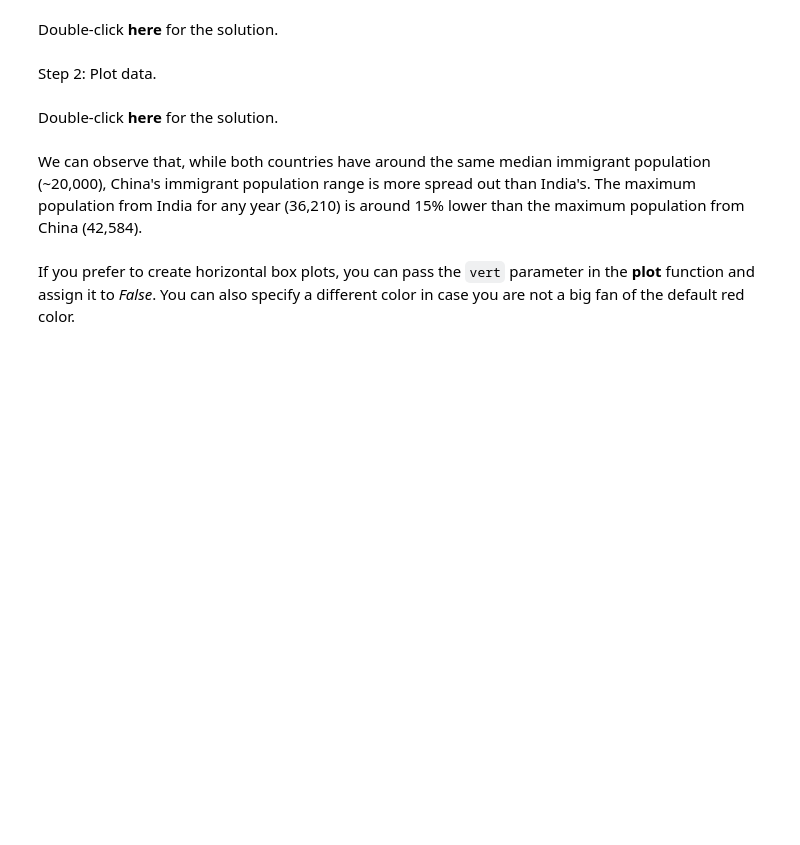
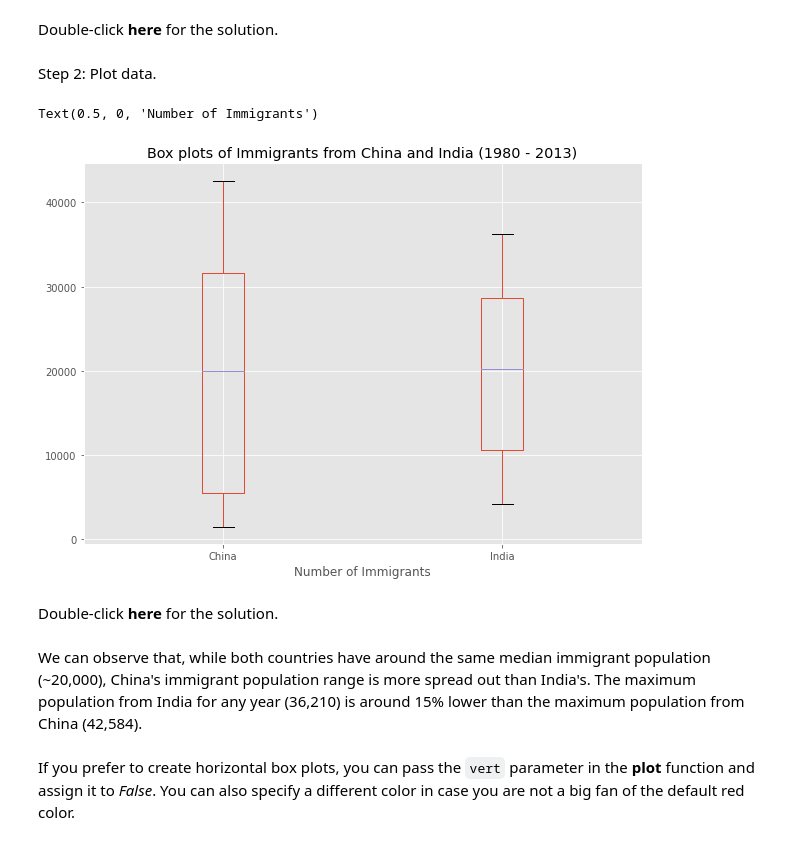
Before and after one commit to Pragyanand/Learning-ML, a Jupyter notebook: Data Visualisation/Data Visualization with Python Coursera Course/Couse Jupyter Notebook/DV0101EN-2-3-1-Pie-Charts-Box-Plots-Scatter-Plots-and-Bubble-Plots-py-v2.0.ipynb, the cells around one changed output. Drawn from its saved outputs; the diff is of its cells as text; code cells hidden in the pictures; blank space fills up the shorter version.

```diff
--- a/Data Visualisation/Data Visualization with Python Coursera Course/Couse Jupyter Notebook/DV0101EN-2-3-1-Pie-Charts-Box-Plots-Scatter-Plots-and-Bubble-Plots-py-v2.0.ipynb
+++ b/Data Visualisation/Data Visualization with Python Coursera Course/Couse Jupyter Notebook/DV0101EN-2-3-1-Pie-Charts-Box-Plots-Scatter-Plots-and-Bubble-Plots-py-v2.0.ipynb
@@ -262,3 +332,6 @@ One of the key benefits of box plots is comparing the distribution of multiple d
 Step 1: Get the dataset for China and India and call the dataframe **df_CI**.
 # %%
 ### type your answer here
+
+df_CI= df_can.loc[['China', 'India'], years].transpose()
+df_CI.head()
@@ -284,3 +374,13 @@ Step 2: Plot data.
+# %%
+### type your answer here
+
+df_CI.plot(kind='box', figsize=(10, 7))
+
+plt.title('Box plots of Immigrants from China and India (1980 - 2013)')
+plt.xlabel('Number of Immigrants')
+# %% [output]
+Text(0.5, 0, 'Number of Immigrants')
+[figure, added]
 # %% [markdown]
 Double-click __here__ for the solution.
 <!-- The correct answer is:
```
Also changed, not shown: parts of 18 cells of this notebook, 33 other files.
